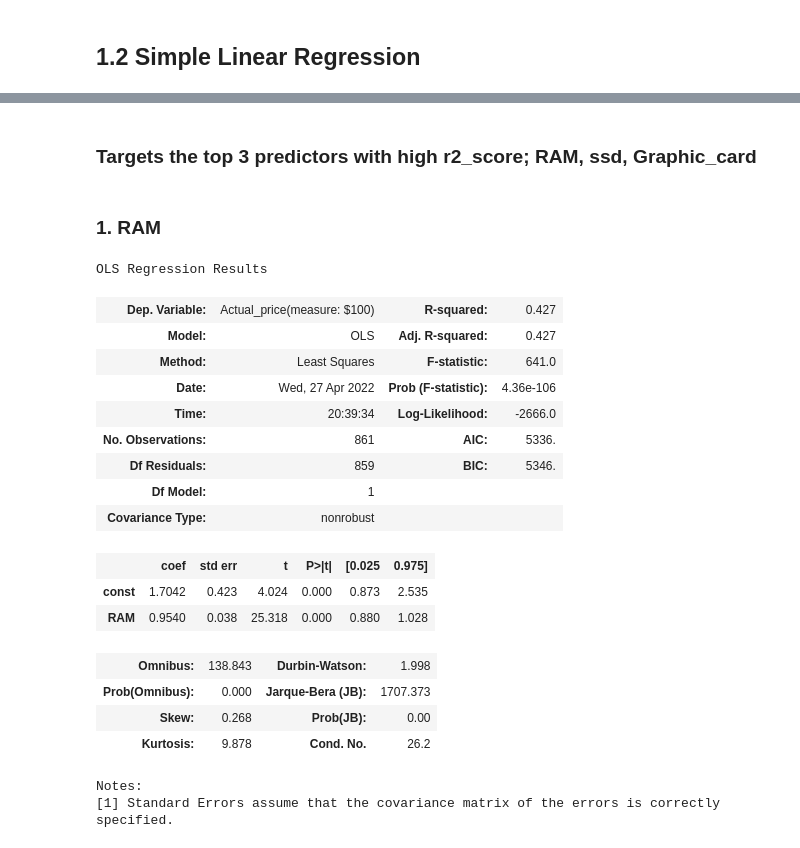
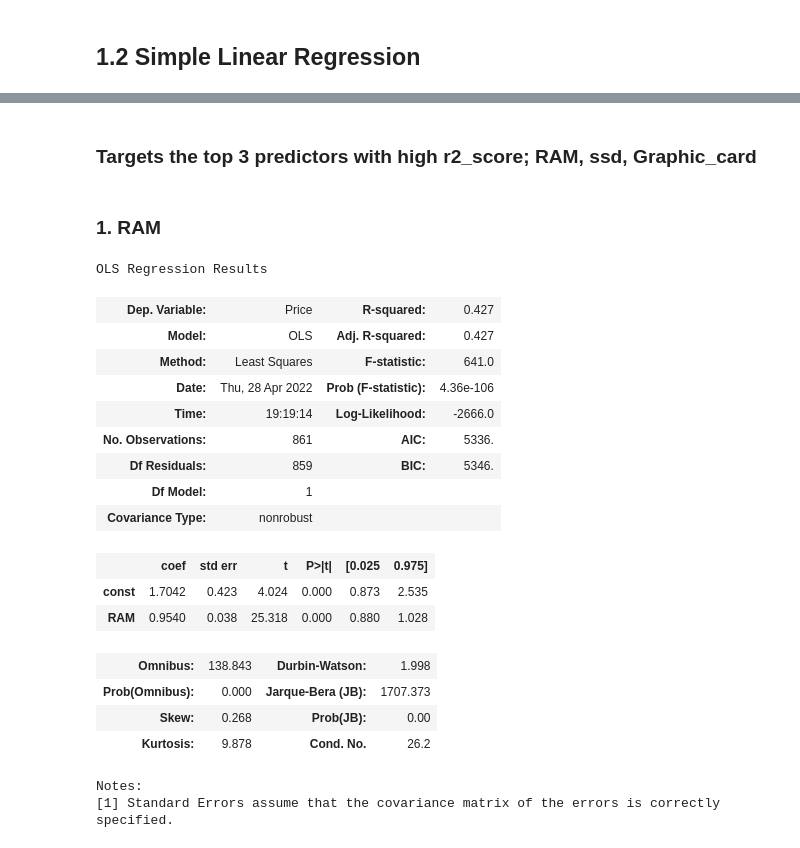
Before and after one commit to Moojun/study_ML, a Jupyter notebook: 2.Data_Analysis/src/1_Regression.ipynb, the cells around one changed output, grey strips where cells are left out. Cells and saved outputs as stored; diff of their text form; code cells hidden in the pictures.

```diff
--- a/2.Data_Analysis/src/1_Regression.ipynb
+++ b/2.Data_Analysis/src/1_Regression.ipynb
@@ -101,7 +101,7 @@ Name: old_price, Length: 896, dtype: float64
 # Rename columns
 
 Laptop_df = Laptop_df.rename(columns = {"ram_gb" : "RAM", "graphic_card_gb": "Graphic_card",
-                                       "old_price" : "Actual_price(measure: $100)"},
+                                       "old_price" : "Price", "ssd" : "SSD", "hdd" : "HDD"},
                                          inplace = False)
 Laptop_df.head(5)
 # %% [output]
@@ -116,9 +116,9 @@ Laptop_df.head(5)
 
 Laptop_df.columns
 
-Laptop_df = Laptop_df[['brand', 'model', 'processor_brand', 'processor_name', 'RAM', 'ssd',
-       'hdd', 'Graphic_card', 'weight', 'display_size', 'Touchscreen',
-       'msoffice', 'star_rating', 'ratings', 'reviews', 'Actual_price(measure: $100)' ]]
+Laptop_df = Laptop_df[['brand', 'model', 'processor_brand', 'processor_name', 'RAM', 'SSD',
+       'HDD', 'Graphic_card', 'weight', 'display_size', 'Touchscreen',
+       'msoffice', 'star_rating', 'ratings', 'reviews', 'Price' ]]
 
 Laptop_df.head(3)
 # %% [output]
@@ -281,31 +280,31 @@ MSE : 49.66973476953888
 Ex. Var : 0.007008929708181566
 R2 : 0.007008929708181566
 ... (4 outputs left out)
-# %% [markdown]
-### Targets the top 3 predictors with high r2_score; RAM, ssd, Graphic_card
-# %% [markdown]
-### 1. RAM
+# %% [markdown]
+### Targets the top 3 predictors with high r2_score; RAM, ssd, Graphic_card
+# %% [markdown]
+### 1. RAM
 # %%
 # using statsmodels
 import statsmodels.api as sm
 
 # predictor & depentent var
 X_train = Laptop_df["RAM"]
-y_true = Laptop_df["Actual_price(measure: $100)"]
+y_true = Laptop_df["Price"]
 
 # ols model with intercept added to predictor
 OLS_sm = sm.OLS(y_true, sm.add_constant(X_train))
 
 # fitted model and summary
 OLS_sm_results = OLS_sm.fit()
 OLS_sm_results.summary()
 # %% [output]
 OLS Regression Results
-| Dep. Variable: | Actual_price(measure: $100) | R-squared: | 0.427 |
+| Dep. Variable: | Price | R-squared: | 0.427 |
 | Model: | OLS | Adj. R-squared: | 0.427 |
 | Method: | Least Squares | F-statistic: | 641.0 |
-| Date: | Wed, 27 Apr 2022 | Prob (F-statistic): | 4.36e-106 |
-| Time: | 20:39:34 | Log-Likelihood: | -2666.0 |
+| Date: | Thu, 28 Apr 2022 | Prob (F-statistic): | 4.36e-106 |
+| Time: | 19:19:14 | Log-Likelihood: | -2666.0 |
 | No. Observations: | 861 | AIC: | 5336. |
 | Df Residuals: | 859 | BIC: | 5346. |
 | Df Model: | 1 |  |  |
```
Also changed, not shown: parts of 28 cells of this notebook.
